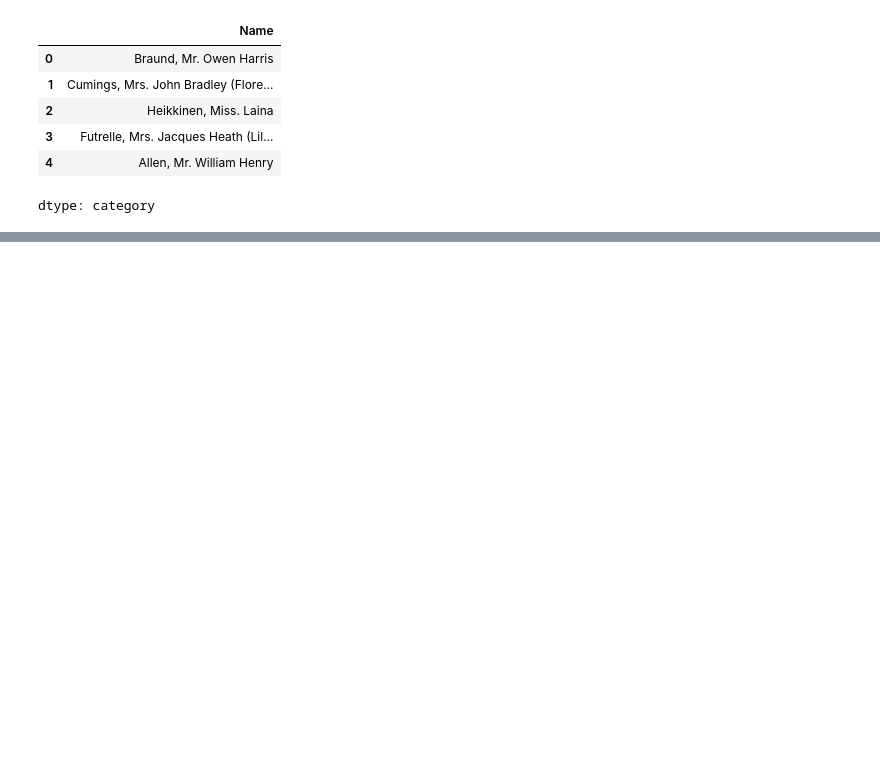
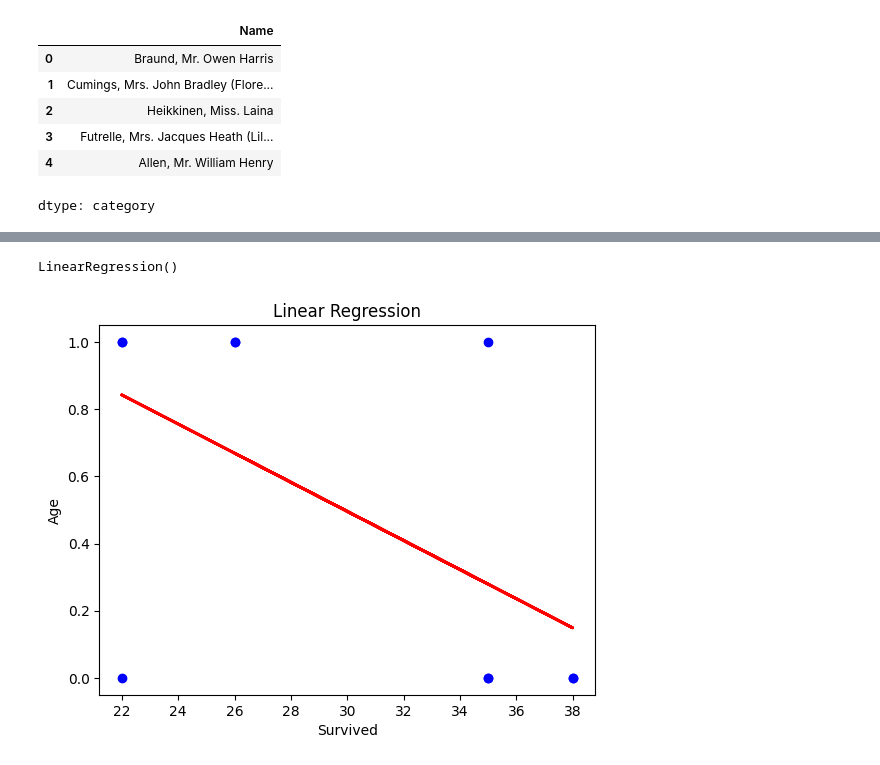
Before and after one commit to kujaharuka/free, a Jupyter notebook: Fillna.ipynb, the cells around one changed output, grey strips where cells are left out. Drawn from its saved outputs; the diff is of its cells as text; code cells hidden in the pictures; blank space fills up the shorter version.

```diff
--- a/Fillna.ipynb
+++ b/Fillna.ipynb
@@ -125,0 +144,7 @@ df_imputed = imputer.fit_transform(numerical_df)
+# %%
+data = {
+    'Survived': [1, 0, 1, 0, 1, 0, 1, 0, 1, 0],
+    'Pclass': [3, 1, 2, 3, 1, 2, 3, 1, 2, 3],
+'Age': [22.0, 38.0, 26.0, 35.0, 35.0, 22.0, 22.0, 38.0, 26.0, 35.0],
+    }
+df = pd.DataFrame(data)
@@ -125,0 +187,19 @@ df_imputed = imputer.fit_transform(numerical_df)
+# %%
+x = np.array(df['Age']).reshape((-1, 1))
+y = df['Survived']
+# %%
+model = LinearRegression()
+model.fit(x, y)
+# %% [output]
+LinearRegression()
+# %%
+y_pred = model.predict(x)
+# %%
+plt.scatter(x, y, color='blue')
+plt.plot(x, y_pred, color='red', linewidth=2)
+plt.xlabel('Survived')
+plt.ylabel('Age')
+plt.title('Linear Regression')
+plt.show()
+# %% [output]
+[figure, added]
```
Also changed, not shown: parts of 11 cells of this notebook.
